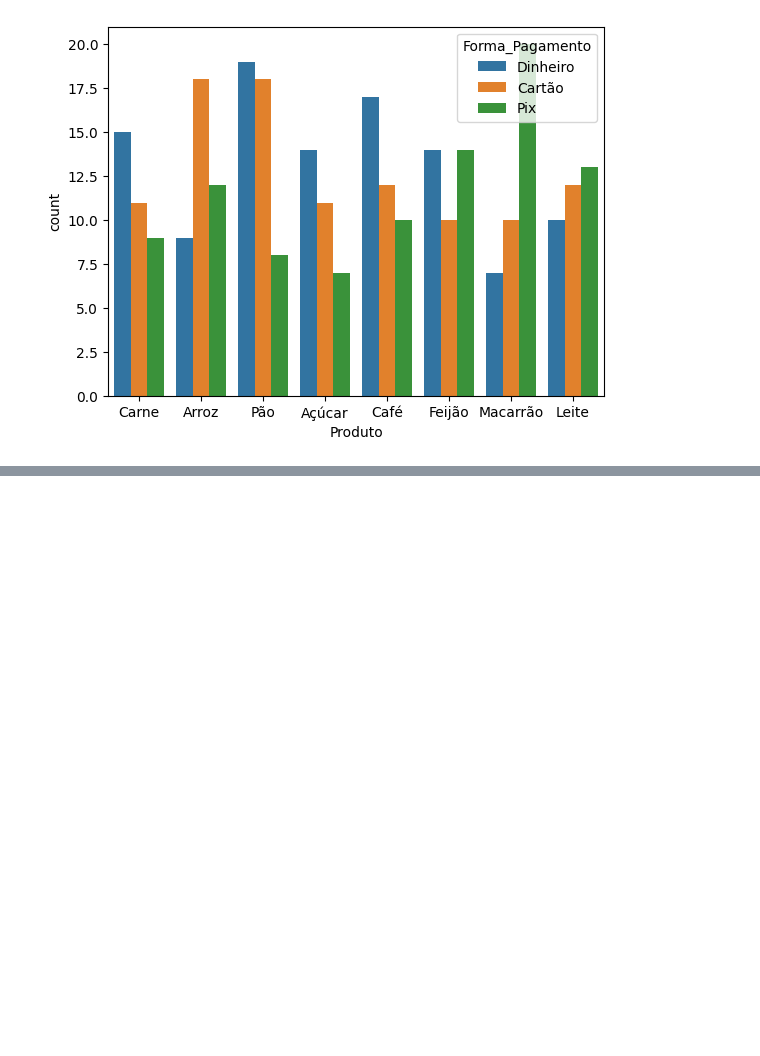
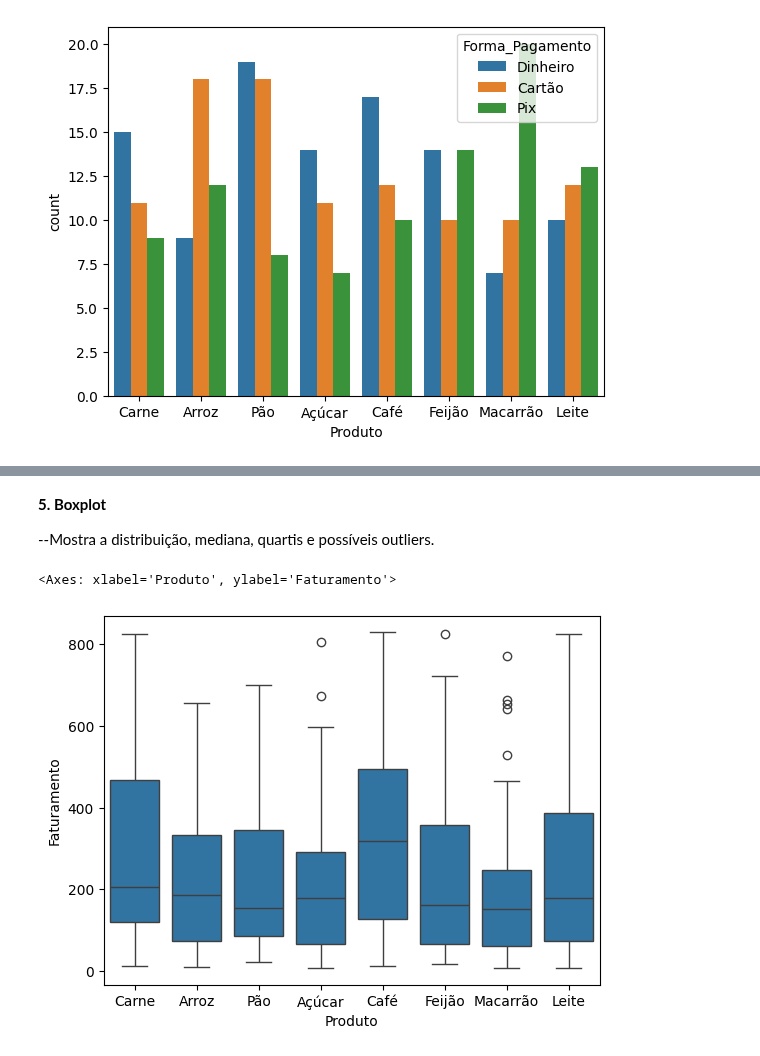
Before and after one commit to EduardaSantosDiniz/Atividade1-Java, a Jupyter notebook: PraticandoPythoni.ipynb, the cells around one changed output, grey strips where cells are left out. Saved outputs shown, nothing was run; the diff lists cells and outputs as text; code cells hidden in the pictures; blank space fills up the shorter version.

```diff
--- a/PraticandoPythoni.ipynb
+++ b/PraticandoPythoni.ipynb
@@ -226,0 +247,9 @@ sns.countplot(x= df['Produto'], hue= df['Forma_Pagamento'])
+# %% [markdown]
+**5. Boxplot**
+
+--Mostra a distribuição, mediana, quartis e possíveis outliers.
+# %%
+sns.boxplot(x = df['Produto'], y = df['Faturamento'])
+# %% [output]
+<Axes: xlabel='Produto', ylabel='Faturamento'>
+[figure, added]
```
Also changed, not shown: parts of 15 cells of this notebook.
